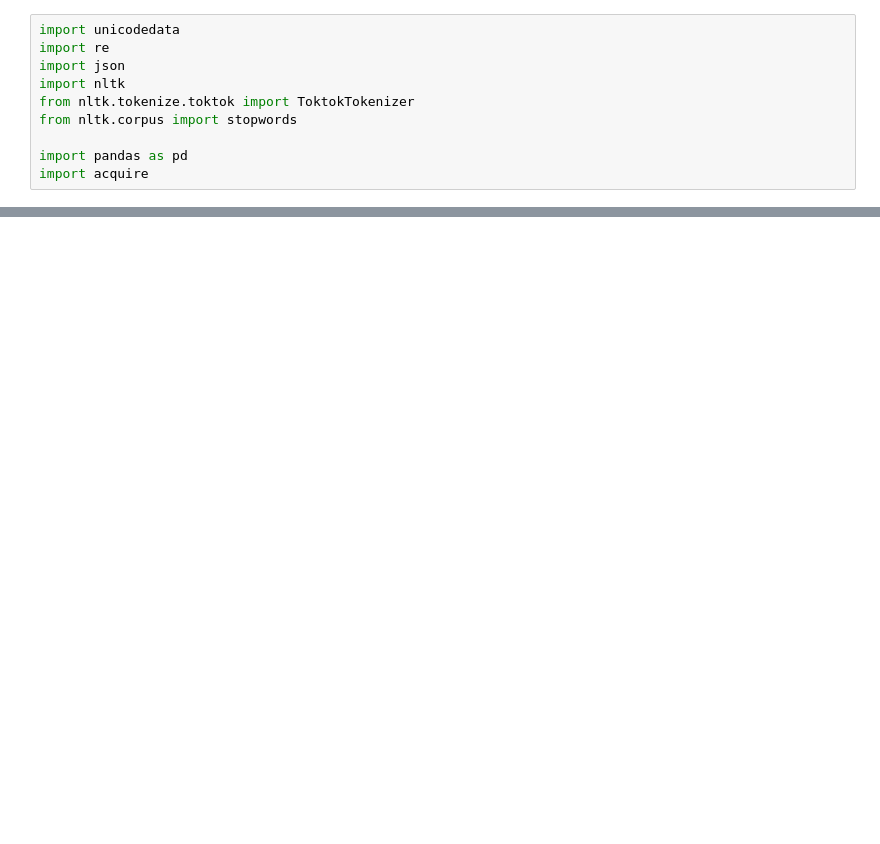
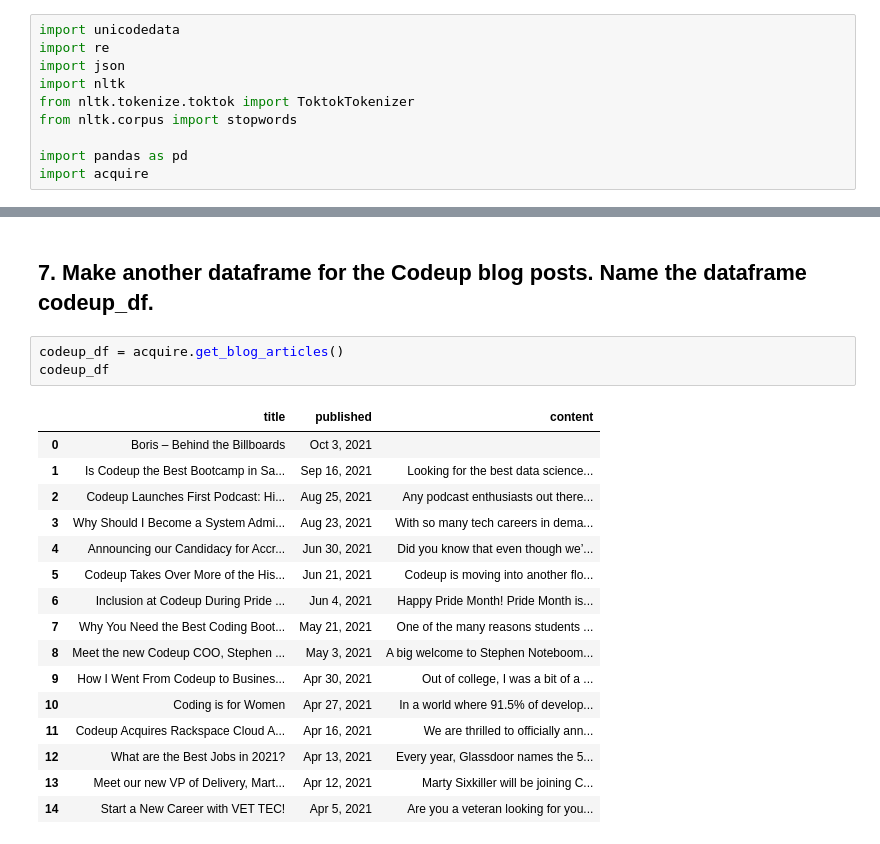
Before and after one commit to randyfrench/natural-language-processing-exercises, a Jupyter notebook: nlp_data_preparation_exercises.ipynb, the cells around one changed output, grey strips where cells are left out. Drawn from its saved outputs; the diff is of its cells as text; blank space fills up the shorter version.

```diff
--- a/nlp_data_preparation_exercises.ipynb
+++ b/nlp_data_preparation_exercises.ipynb
@@ -32,0 +227,22 @@ df
+# %% [markdown]
+## 7. Make another dataframe for the Codeup blog posts. Name the dataframe codeup_df.
+# %%
+codeup_df = acquire.get_blog_articles()
+codeup_df
+# %% [output]
+|  | title | published | content |
+| 0 | Boris – Behind the Billboards | Oct 3, 2021 |  |
+| 1 | Is Codeup the Best Bootcamp in Sa... | Sep 16, 2021 | Looking for the best data science... |
+| 2 | Codeup Launches First Podcast: Hi... | Aug 25, 2021 | Any podcast enthusiasts out there... |
+| 3 | Why Should I Become a System Admi... | Aug 23, 2021 | With so many tech careers in dema... |
+| 4 | Announcing our Candidacy for Accr... | Jun 30, 2021 | Did you know that even though we’... |
+| 5 | Codeup Takes Over More of the His... | Jun 21, 2021 | Codeup is moving into another flo... |
+| 6 | Inclusion at Codeup During Pride ... | Jun 4, 2021 | Happy Pride Month! Pride Month is... |
+| 7 | Why You Need the Best Coding Boot... | May 21, 2021 | One of the many reasons students ... |
+| 8 | Meet the new Codeup COO, Stephen ... | May 3, 2021 | A big welcome to Stephen Noteboom... |
+| 9 | How I Went From Codeup to Busines... | Apr 30, 2021 | Out of college, I was a bit of a ... |
+| 10 | Coding is for Women | Apr 27, 2021 | In a world where 91.5% of develop... |
+| 11 | Codeup Acquires Rackspace Cloud A... | Apr 16, 2021 | We are thrilled to officially ann... |
+| 12 | What are the Best Jobs in 2021? | Apr 13, 2021 | Every year, Glassdoor names the 5... |
+| 13 | Meet our new VP of Delivery, Mart... | Apr 12, 2021 | Marty Sixkiller will be joining C... |
+| 14 | Start a New Career with VET TEC! | Apr 5, 2021 | Are you a veteran looking for you... |
```
Also changed, not shown: parts of 33 cells of this notebook, 5 other files.
